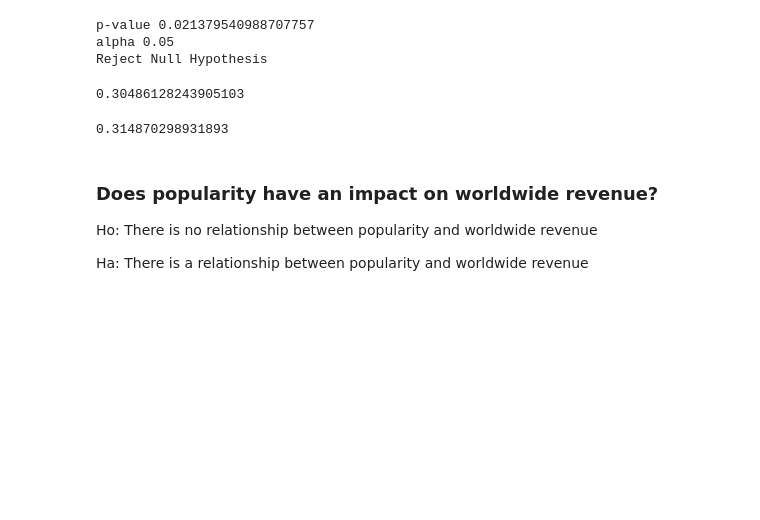
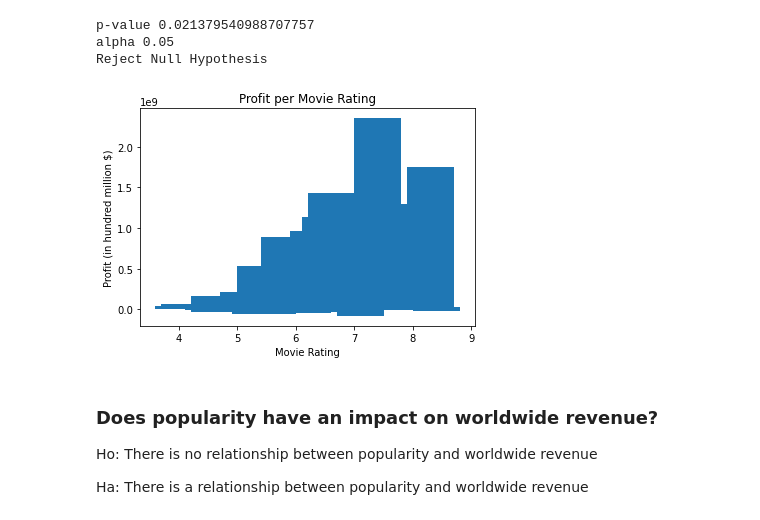
Before and after one commit to mfFrida/Capstone-Project-Semester-1, a Jupyter notebook: student.ipynb, the cells around one changed output. Cells and saved outputs as stored; diff of their text form; code cells hidden in the pictures; blank space fills up the shorter version.

Commit message:
Updated graphs and cleaned up notebook

```diff
--- a/student.ipynb
+++ b/student.ipynb
@@ -893,23 +876,19 @@ elif pval >= alpha:
 p-value 0.021379540988707757
 alpha 0.05
 Reject Null Hypothesis
-# %%
-#correlation calculation
-#arrtcovariance = np.corrcoef('vote_average', 'profit')
-x = population_movie_db['vote_average']
-y = population_movie_db['profit']
-
-r = x.corr(y) # result is the pearson correlation coefficient
-r
-# %% [output]
-0.30486128243905103
-# %%
-# reference for fisher transformation formula to convert:
-# https://www.statology.org/fisher-z-transformation/#:~:text=For%20example%2C%20if%20the%20Pearson,(1%2Dr))%20%2F%202
-z_from_r = (np.log((1+r) / (1-r)) / 2)
-z_from_r
-# %% [output]
-0.314870298931893
+# %%
+#graph visual of hypothesis test
+x = sample_movie_db['vote_average']
+
+y = sample_movie_db['profit']
+
+plt.bar(x, y)
+plt.xlabel('Movie Rating')
+plt.ylabel('Profit (in hundred million $)')
+plt.title('Profit per Movie Rating')
+plt.show()
+# %% [output]
+[figure, added]
 # %% [markdown]
 ### Does popularity have an impact on worldwide revenue?
 
```
Also changed, not shown: parts of 11 cells of this notebook.
